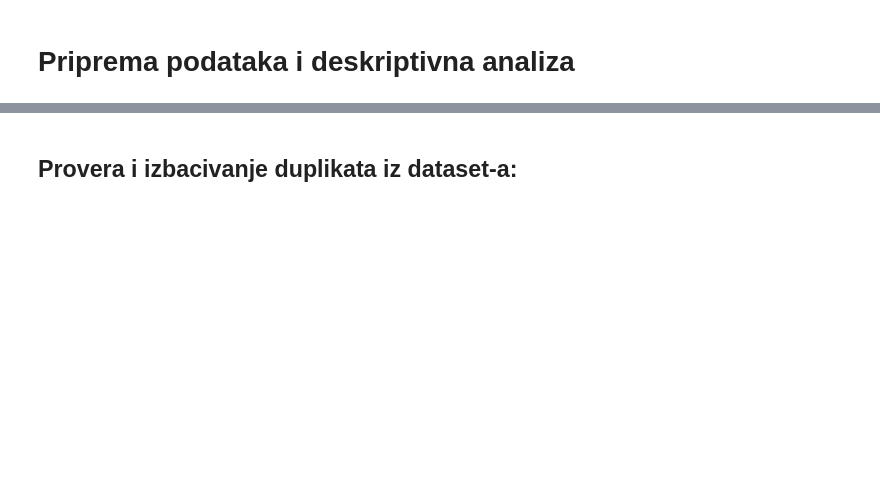
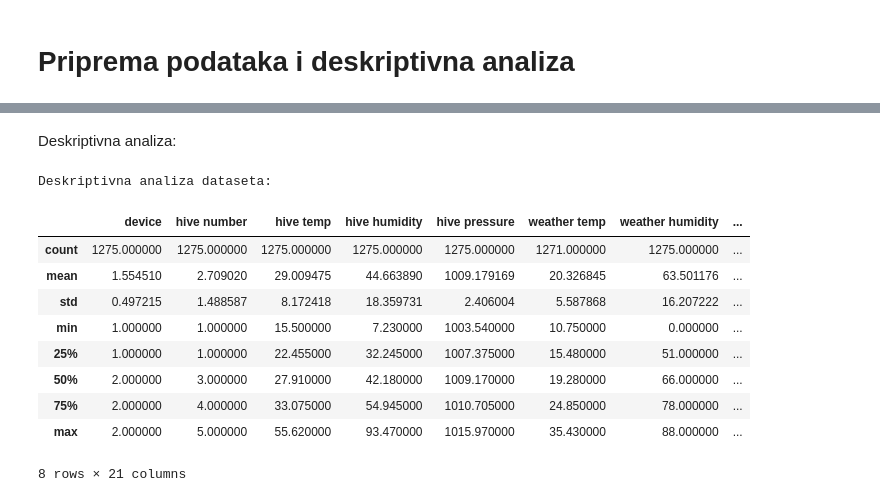
Before and after one commit to andreavalcic/masinsko-ucenje, a Jupyter notebook: jupyter-notebook/prvi-projekat.ipynb, the cells around one changed output, grey strips where cells are left out. Cells and saved outputs as stored; diff of their text form; code cells hidden in the pictures; blank space fills up the shorter version.

```diff
--- a/jupyter-notebook/prvi-projekat.ipynb
+++ b/jupyter-notebook/prvi-projekat.ipynb
@@ -79,8 +102,17 @@ TypeError: Could not convert ['2022-06-08 14:52:282022-06-08 15:51:412022-06-08
-# %% [markdown]
-## Provera i izbacivanje duplikata iz dataset-a:
+# %% [markdown]
+ Deskriptivna analiza:
 # %%
-print(df.shape)
-duplicates = df.duplicated()
-print(duplicates[duplicates == True])
-df = df.drop_duplicates()
-print(df.shape)
+print('Deskriptivna analiza dataseta:')
+datasetStart.describe()
+# %% [output]
+Deskriptivna analiza dataseta:
+|  | device | hive number | hive temp | hive humidity | hive pressure | weather temp | weather humidity | ... |
+| count | 1275.000000 | 1275.000000 | 1275.000000 | 1275.000000 | 1275.000000 | 1271.000000 | 1275.000000 | ... |
+| mean | 1.554510 | 2.709020 | 29.009475 | 44.663890 | 1009.179169 | 20.326845 | 63.501176 | ... |
+| std | 0.497215 | 1.488587 | 8.172418 | 18.359731 | 2.406004 | 5.587868 | 16.207222 | ... |
+| min | 1.000000 | 1.000000 | 15.500000 | 7.230000 | 1003.540000 | 10.750000 | 0.000000 | ... |
+| 25% | 1.000000 | 1.000000 | 22.455000 | 32.245000 | 1007.375000 | 15.480000 | 51.000000 | ... |
+| 50% | 2.000000 | 3.000000 | 27.910000 | 42.180000 | 1009.170000 | 19.280000 | 66.000000 | ... |
+| 75% | 2.000000 | 4.000000 | 33.075000 | 54.945000 | 1010.705000 | 24.850000 | 78.000000 | ... |
+| max | 2.000000 | 5.000000 | 55.620000 | 93.470000 | 1015.970000 | 35.430000 | 88.000000 | ... |
+8 rows × 21 columns
```
Also changed, not shown: parts of 9 cells of this notebook, 1 other file.
